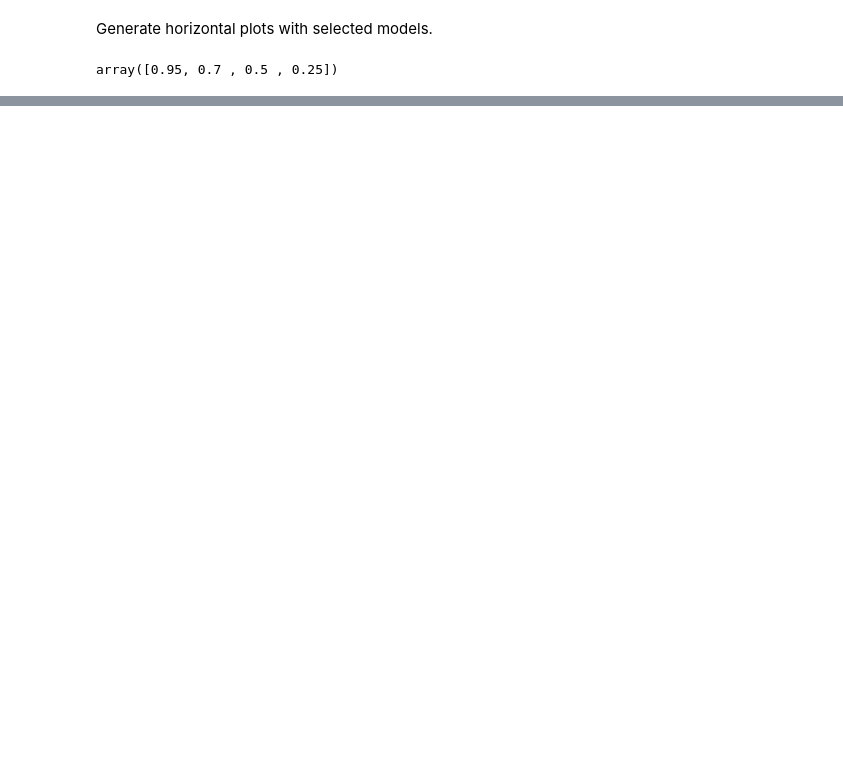
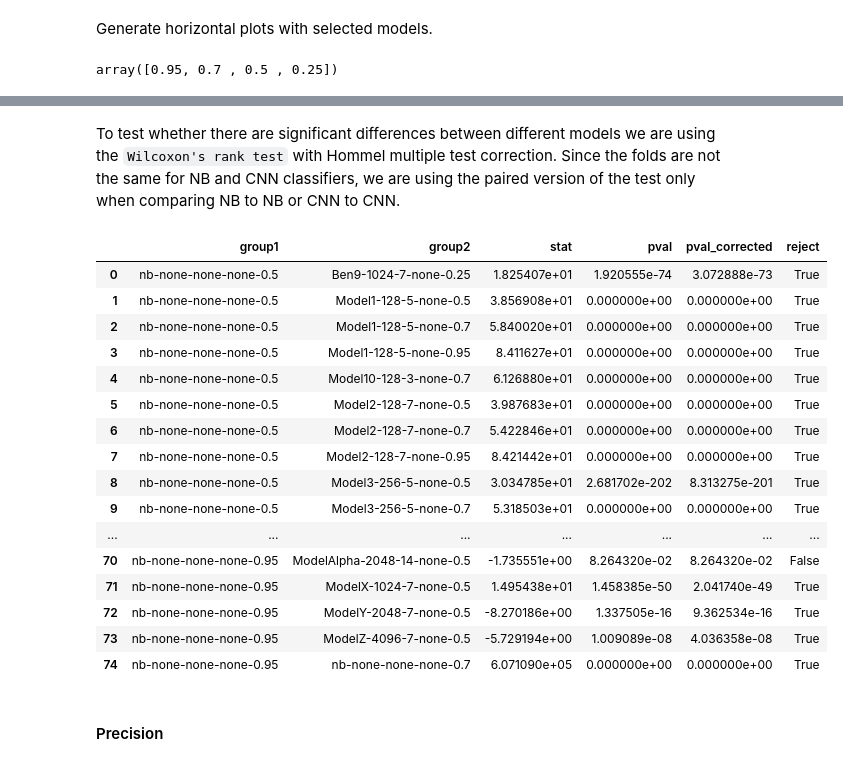
Before and after one commit to BenKaehler/paycheck, a Jupyter notebook: analysis/paycheck-eval-CNN.ipynb, the cells around one changed output, grey strips where cells are left out. Cells and saved outputs as stored; diff of their text form; code cells hidden in the pictures; blank space fills up the shorter version.

Commit message:
REV: added Wilcoxon test to CNN and RF

```diff
--- a/analysis/paycheck-eval-CNN.ipynb
+++ b/analysis/paycheck-eval-CNN.ipynb
@@ -745,6 +801,43 @@ calculate_aggregate_metrics(axis_data, metric, "model labels")
 | nb-none-none-none-0.5 | 0.871462 | 0.002123 | 5 |
 | nb-none-none-none-0.7 | 0.865805 | 0.002129 | 5 |
 | nb-none-none-none-0.95 | 0.826051 | 0.003254 | 5 |
+# %% [markdown]
+To test whether there are significant differences between different models we are using the `Wilcoxon's rank test` with Hommel multiple test correction. Since the folds are not the same for NB and CNN classifiers, we are using the paired version of the test only when comparing NB to NB or CNN to CNN.
+# %%
+alpha = 0.05
+correction = "hommel"
+model_col = "model labels"
+nb_prefix = "nb-"
+save_loc = os.path.join(project_dir, sample_types[0], f"stats-cnn-{metric}-{alpha}.tsv")
+# save_loc = None
+
+stat_results_df = compare_all_wilcoxon(data, model_col, nb_prefix, metric, alpha, paired=True, correction=correction)
+
+if save_loc:
+     stat_results_df.to_csv(os.path.join(save_loc), sep='\t')
+# %%
+with pd.option_context('display.max_rows', None, 'display.max_columns', None):
+    display(stat_results_df)
+# %% [output]
+|  | group1 | group2 | stat | pval | pval_corrected | reject |
+| 0 | nb-none-none-none-0.5 | Ben9-1024-7-none-0.25 | 1.825407e+01 | 1.920555e-74 | 3.072888e-73 | True |
+| 1 | nb-none-none-none-0.5 | Model1-128-5-none-0.5 | 3.856908e+01 | 0.000000e+00 | 0.000000e+00 | True |
+| 2 | nb-none-none-none-0.5 | Model1-128-5-none-0.7 | 5.840020e+01 | 0.000000e+00 | 0.000000e+00 | True |
+| 3 | nb-none-none-none-0.5 | Model1-128-5-none-0.95 | 8.411627e+01 | 0.000000e+00 | 0.000000e+00 | True |
+| 4 | nb-none-none-none-0.5 | Model10-128-3-none-0.7 | 6.126880e+01 | 0.000000e+00 | 0.000000e+00 | True |
+| 5 | nb-none-none-none-0.5 | Model2-128-7-none-0.5 | 3.987683e+01 | 0.000000e+00 | 0.000000e+00 | True |
+| 6 | nb-none-none-none-0.5 | Model2-128-7-none-0.7 | 5.422846e+01 | 0.000000e+00 | 0.000000e+00 | True |
+| 7 | nb-none-none-none-0.5 | Model2-128-7-none-0.95 | 8.421442e+01 | 0.000000e+00 | 0.000000e+00 | True |
+| 8 | nb-none-none-none-0.5 | Model3-256-5-none-0.5 | 3.034785e+01 | 2.681702e-202 | 8.313275e-201 | True |
+| 9 | nb-none-none-none-0.5 | Model3-256-5-none-0.7 | 5.318503e+01 | 0.000000e+00 | 0.000000e+00 | True |
+| ... | ... | ... | ... | ... | ... | ... |
+| 70 | nb-none-none-none-0.95 | ModelAlpha-2048-14-none-0.5 | -1.735551e+00 | 8.264320e-02 | 8.264320e-02 | False |
+| 71 | nb-none-none-none-0.95 | ModelX-1024-7-none-0.5 | 1.495438e+01 | 1.458385e-50 | 2.041740e-49 | True |
+| 72 | nb-none-none-none-0.95 | ModelY-2048-7-none-0.5 | -8.270186e+00 | 1.337505e-16 | 9.362534e-16 | True |
+| 73 | nb-none-none-none-0.95 | ModelZ-4096-7-none-0.5 | -5.729194e+00 | 1.009089e-08 | 4.036358e-08 | True |
+| 74 | nb-none-none-none-0.95 | nb-none-none-none-0.7 | 6.071090e+05 | 0.000000e+00 | 0.000000e+00 | True |
+# %% [markdown]
+#### Precision
 # %%
 metric = "Precision"
 params = ["filters", "kernel_size"]
```
Also changed, not shown: parts of 11 cells of this notebook, 1 other file.
